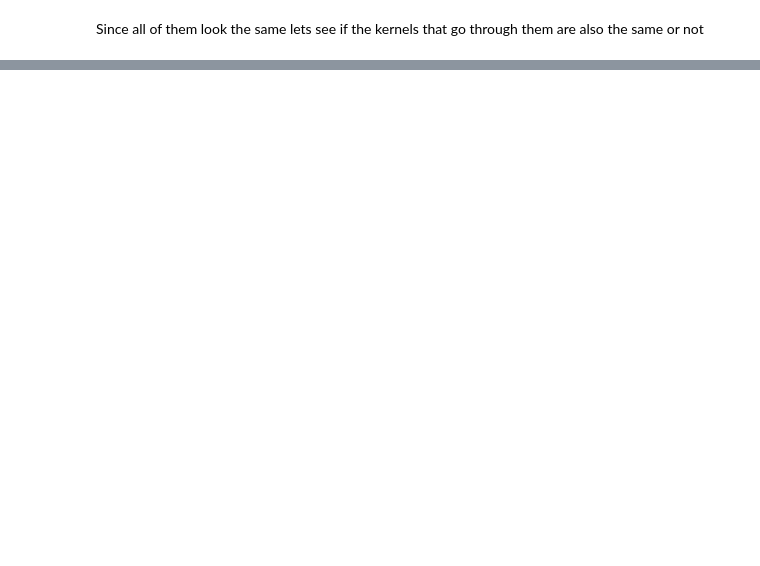
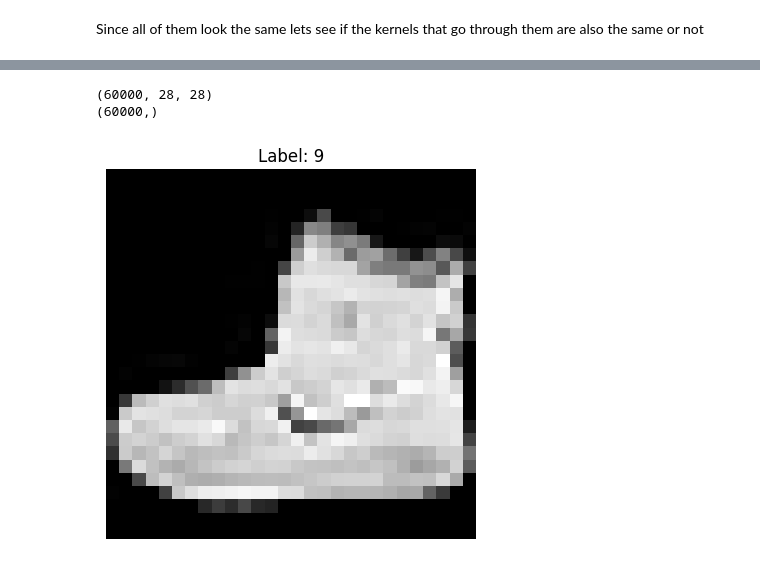
Before and after one commit to neszm/Y2PersonalProject, a Jupyter notebook: deep_learning_project.ipynb, the cells around one changed output, grey strips where cells are left out. Drawn from its saved outputs; the diff is of its cells as text; code cells hidden in the pictures; blank space fills up the shorter version.

Commit message:
Added fashion MNIST & some graphs

```diff
--- a/deep_learning_project.ipynb
+++ b/deep_learning_project.ipynb
@@ -320,0 +387,15 @@ plt.show()
+# %%
+(fx_train, fy_train), (fx_test, fy_test) = keras.datasets.fashion_mnist.load_data()
+
+print(fx_train.shape)  # (60000, 28, 28)
+print(fy_train.shape)  # (60000,)
+# %% [output]
+(60000, 28, 28)
+(60000,)
+# %%
+plt.imshow(fx_train[0], cmap="gray") # cmap="gray" to make it balck & white
+plt.title(f"Label: {fy_train[0]}")
+plt.axis("off")
+plt.show()
+# %% [output]
+[figure, added]
```
Also changed, not shown: parts of 23 cells of this notebook.
